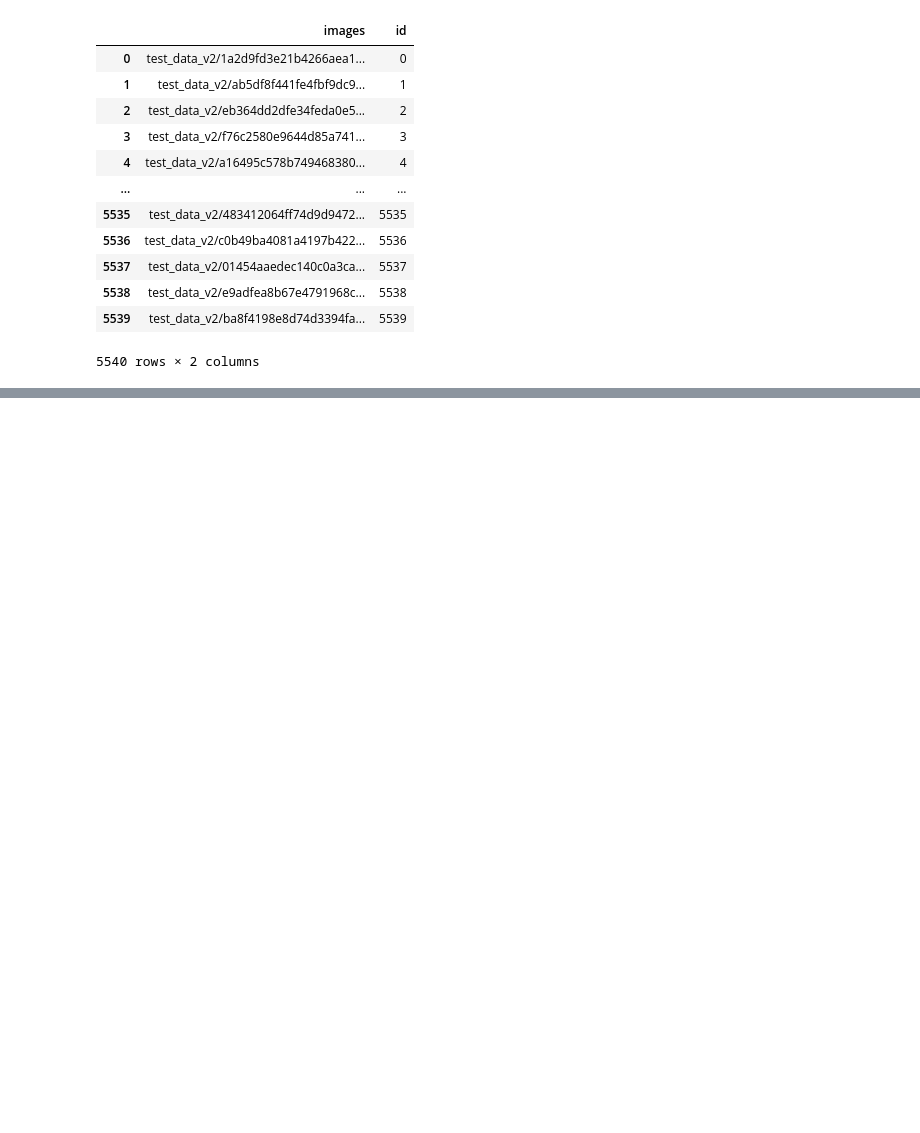
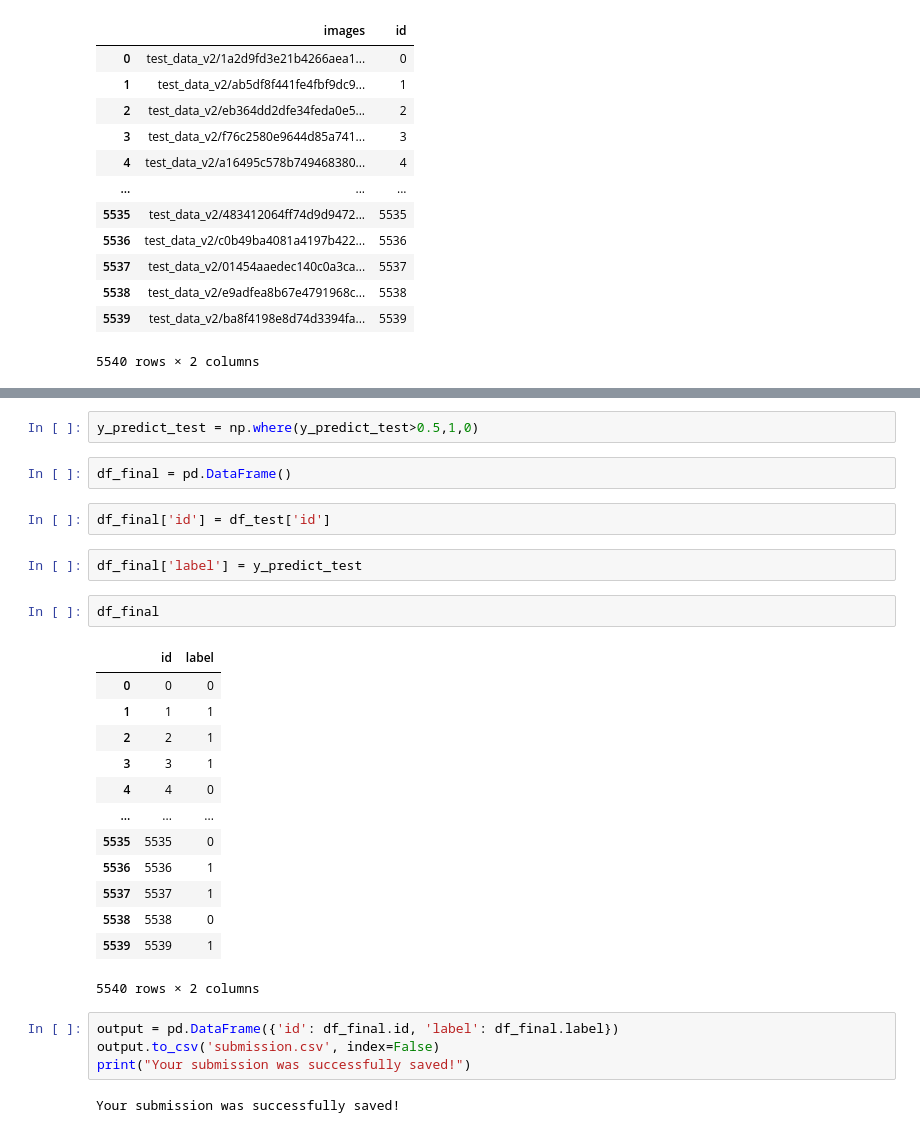
Before and after one commit to RogerCortezRosas/Neuronal-Networks, a Jupyter notebook: ai-images-vs-human-images.ipynb, the cells around one changed output, grey strips where cells are left out. Cells and saved outputs as stored; diff of their text form; blank space fills up the shorter version.

```diff
--- a/ai-images-vs-human-images.ipynb
+++ b/ai-images-vs-human-images.ipynb
@@ -375,0 +456,30 @@ test_generator = test_datagen.flow_from_dataframe(
+# %%
+y_predict_test = np.where(y_predict_test>0.5,1,0)
+# %%
+df_final = pd.DataFrame()
+# %%
+df_final['id'] = df_test['id']
+# %%
+df_final['label'] = y_predict_test
+# %%
+df_final
+# %% [output]
+|  | id | label |
+| 0 | 0 | 0 |
+| 1 | 1 | 1 |
+| 2 | 2 | 1 |
+| 3 | 3 | 1 |
+| 4 | 4 | 0 |
+| ... | ... | ... |
+| 5535 | 5535 | 0 |
+| 5536 | 5536 | 1 |
+| 5537 | 5537 | 1 |
+| 5538 | 5538 | 0 |
+| 5539 | 5539 | 1 |
+5540 rows × 2 columns
+# %%
+output = pd.DataFrame({'id': df_final.id, 'label': df_final.label})
+output.to_csv('submission.csv', index=False)
+print("Your submission was successfully saved!")
+# %% [output]
+Your submission was successfully saved!
```
Also changed, not shown: parts of 35 cells of this notebook.
